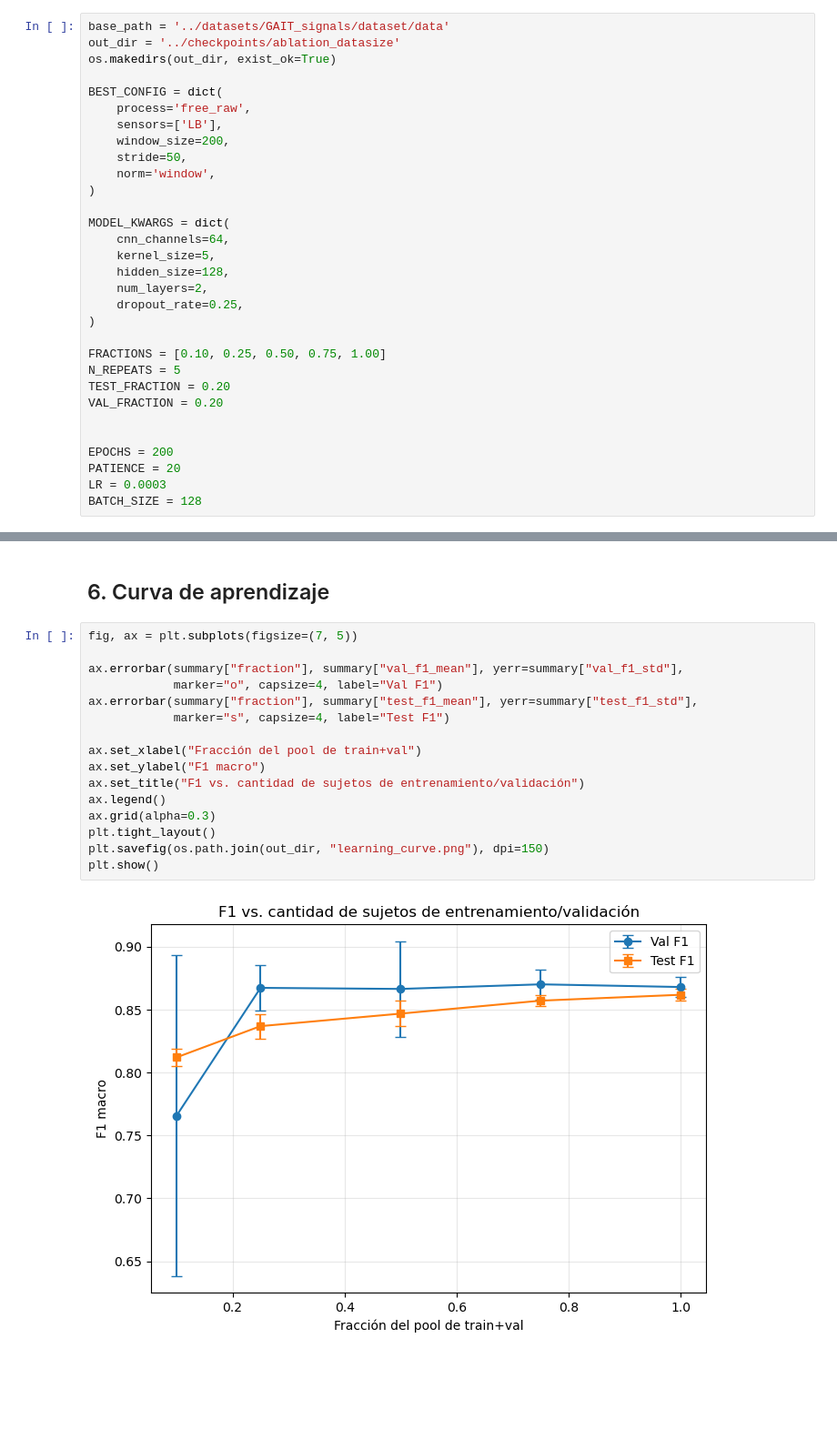
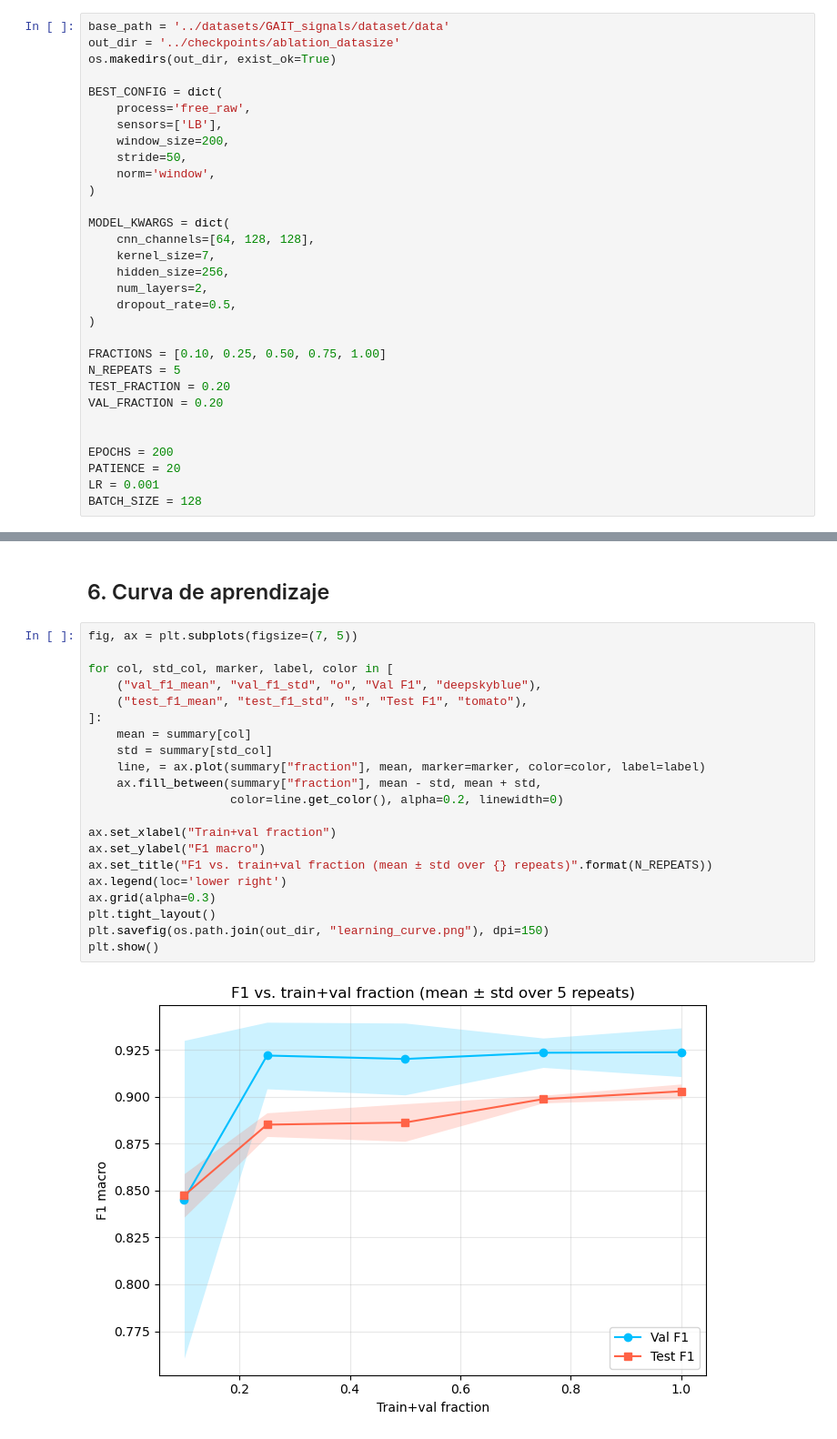
Before and after one commit to EnekoIsturitzSesma/GAIT-Analysis, a Jupyter notebook: notebooks/ablation_datasize.ipynb, the cells around one changed output, grey strips where cells are left out. Shown at 91% size. Cells and saved outputs as stored; diff of their text form; blank space fills up the shorter version.

```diff
--- a/notebooks/ablation_datasize.ipynb
+++ b/notebooks/ablation_datasize.ipynb
@@ -42,11 +42,11 @@ BEST_CONFIG = dict(
 )
 
 MODEL_KWARGS = dict(
-    cnn_channels=64,
-    kernel_size=5,
-    hidden_size=128,
+    cnn_channels=[64, 128, 128],
+    kernel_size=7,
+    hidden_size=256,
     num_layers=2,
-    dropout_rate=0.25,
+    dropout_rate=0.5,
 )
 
 FRACTIONS = [0.10, 0.25, 0.50, 0.75, 1.00]
@@ -57,7 +57,7 @@ VAL_FRACTION = 0.20
 
 EPOCHS = 200
 PATIENCE = 20
-LR = 0.0003
+LR = 0.001
 BATCH_SIZE = 128
 # %% [markdown]
 ## 1. Cargar el dataset
@@ -297,18 +298,23 @@ summary
 # %%
 fig, ax = plt.subplots(figsize=(7, 5))
 
-ax.errorbar(summary["fraction"], summary["val_f1_mean"], yerr=summary["val_f1_std"],
-            marker="o", capsize=4, label="Val F1")
-ax.errorbar(summary["fraction"], summary["test_f1_mean"], yerr=summary["test_f1_std"],
-            marker="s", capsize=4, label="Test F1")
+for col, std_col, marker, label, color in [
+    ("val_f1_mean", "val_f1_std", "o", "Val F1", "deepskyblue"),
+    ("test_f1_mean", "test_f1_std", "s", "Test F1", "tomato"),
+]:
+    mean = summary[col]
+    std = summary[std_col]
+    line, = ax.plot(summary["fraction"], mean, marker=marker, color=color, label=label)
+    ax.fill_between(summary["fraction"], mean - std, mean + std,
+                    color=line.get_color(), alpha=0.2, linewidth=0)
 
-ax.set_xlabel("Fracción del pool de train+val")
+ax.set_xlabel("Train+val fraction")
 ax.set_ylabel("F1 macro")
-ax.set_title("F1 vs. cantidad de sujetos de entrenamiento/validación")
-ax.legend()
+ax.set_title("F1 vs. train+val fraction (mean ± std over {} repeats)".format(N_REPEATS))
+ax.legend(loc='lower right')
 ax.grid(alpha=0.3)
 plt.tight_layout()
 plt.savefig(os.path.join(out_dir, "learning_curve.png"), dpi=150)
 plt.show()
 # %% [output]
-[figure, old version]
+[figure, new version]
```
Also changed, not shown: parts of 5 cells of this notebook, 1 other file.
